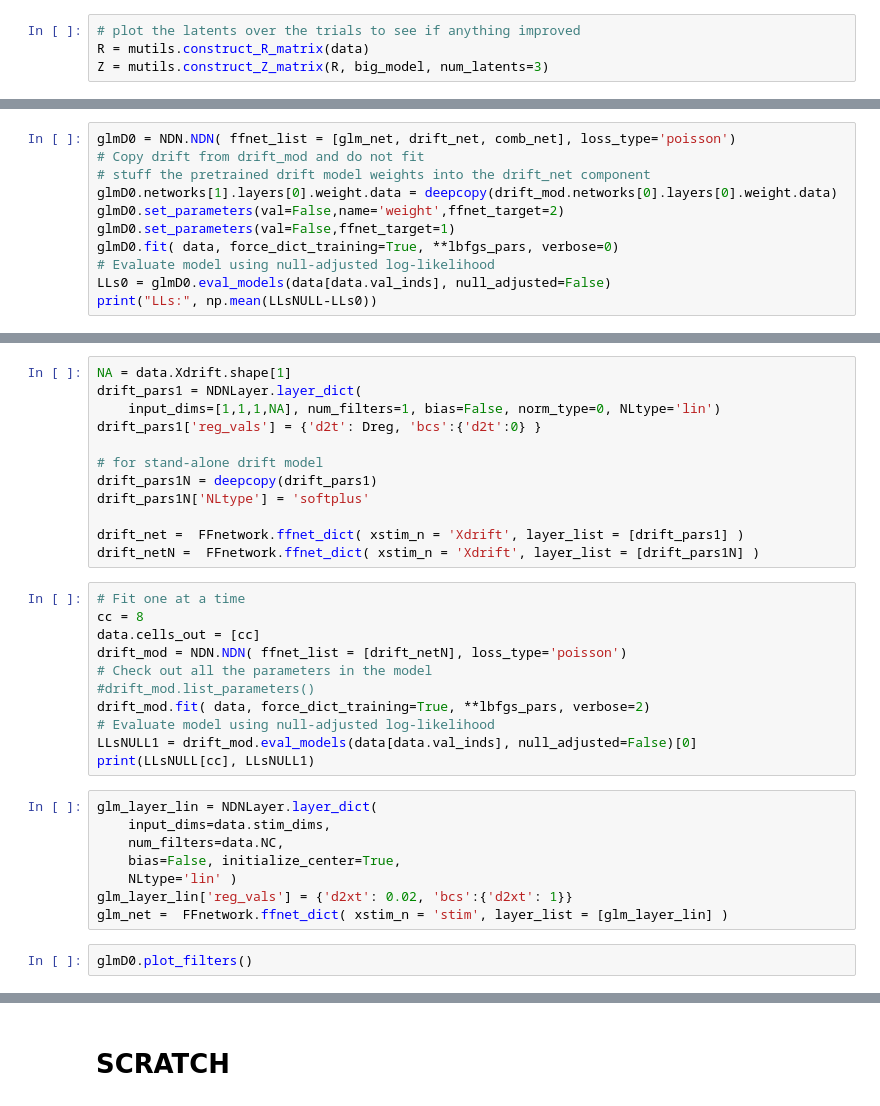
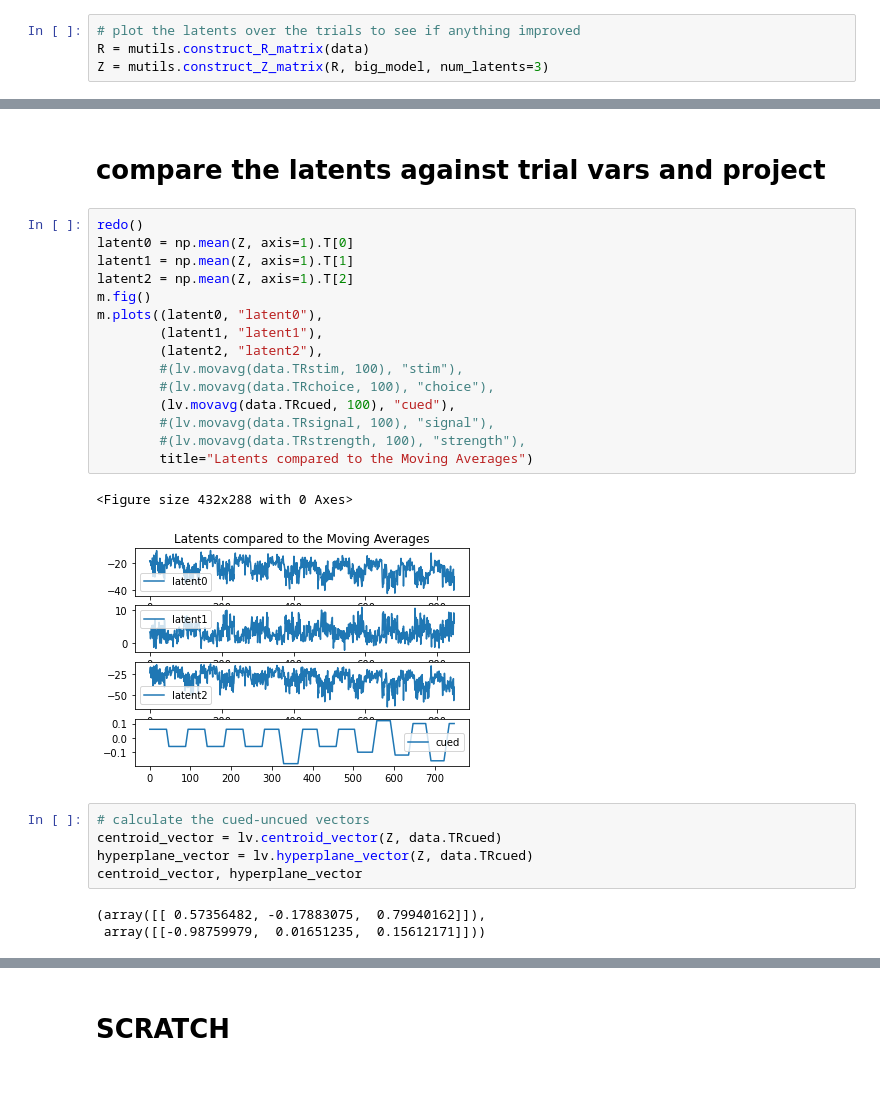
Before and after one commit to NeuroTheoryUMD/mattjac, a Jupyter notebook: lvs/drift.ipynb, the cells around one changed output, grey strips where cells are left out. Saved outputs shown, nothing was run; the diff lists cells and outputs as text.

```diff
--- a/lvs/drift.ipynb
+++ b/lvs/drift.ipynb
@@ -132,11 +109,0 @@ comb_net = FFnetwork.ffnet_dict( xstim_n = None, ffnet_n=[0,1], layer_list = [co
-# %%
-glmD0 = NDN.NDN( ffnet_list = [glm_net, drift_net, comb_net], loss_type='poisson')
-# Copy drift from drift_mod and do not fit
-# stuff the pretrained drift model weights into the drift_net component
-glmD0.networks[1].layers[0].weight.data = deepcopy(drift_mod.networks[0].layers[0].weight.data)
-glmD0.set_parameters(val=False,name='weight',ffnet_target=2)
-glmD0.set_parameters(val=False,ffnet_target=1)
-glmD0.fit( data, force_dict_training=True, **lbfgs_pars, verbose=0)
-# Evaluate model using null-adjusted log-likelihood
-LLs0 = glmD0.eval_models(data[data.val_inds], null_adjusted=False)
-print("LLs:", np.mean(LLsNULL-LLs0))
@@ -156,33 +110,28 @@ plt.show()
-# %%
-NA = data.Xdrift.shape[1]
-drift_pars1 = NDNLayer.layer_dict(
-    input_dims=[1,1,1,NA], num_filters=1, bias=False, norm_type=0, NLtype='lin')
-drift_pars1['reg_vals'] = {'d2t': Dreg, 'bcs':{'d2t':0} }
-
-# for stand-alone drift model
-drift_pars1N = deepcopy(drift_pars1)
-drift_pars1N['NLtype'] = 'softplus'
-
-drift_net =  FFnetwork.ffnet_dict( xstim_n = 'Xdrift', layer_list = [drift_pars1] )
-drift_netN =  FFnetwork.ffnet_dict( xstim_n = 'Xdrift', layer_list = [drift_pars1N] )
-# %%
-# Fit one at a time
-cc = 8
-data.cells_out = [cc]
-drift_mod = NDN.NDN( ffnet_list = [drift_netN], loss_type='poisson')
-# Check out all the parameters in the model
-#drift_mod.list_parameters()
-drift_mod.fit( data, force_dict_training=True, **lbfgs_pars, verbose=2)
-# Evaluate model using null-adjusted log-likelihood
-LLsNULL1 = drift_mod.eval_models(data[data.val_inds], null_adjusted=False)[0]
-print(LLsNULL[cc], LLsNULL1)
-# %%
-glm_layer_lin = NDNLayer.layer_dict(
-    input_dims=data.stim_dims,
-    num_filters=data.NC,
-    bias=False, initialize_center=True,
-    NLtype='lin' )
-glm_layer_lin['reg_vals'] = {'d2xt': 0.02, 'bcs':{'d2xt': 1}}
-glm_net =  FFnetwork.ffnet_dict( xstim_n = 'stim', layer_list = [glm_layer_lin] )
-# %%
-glmD0.plot_filters()
+# %% [markdown]
+# compare the latents against trial vars and project
+# %%
+redo()
+latent0 = np.mean(Z, axis=1).T[0]
+latent1 = np.mean(Z, axis=1).T[1]
+latent2 = np.mean(Z, axis=1).T[2]
+m.fig()
+m.plots((latent0, "latent0"),
+        (latent1, "latent1"),
+        (latent2, "latent2"),
+        #(lv.movavg(data.TRstim, 100), "stim"),
+        #(lv.movavg(data.TRchoice, 100), "choice"),
+        (lv.movavg(data.TRcued, 100), "cued"),
+        #(lv.movavg(data.TRsignal, 100), "signal"),
+        #(lv.movavg(data.TRstrength, 100), "strength"),
+        title="Latents compared to the Moving Averages")
+# %% [output]
+<Figure size 432x288 with 0 Axes>
+[figure, added]
+# %%
+# calculate the cued-uncued vectors
+centroid_vector = lv.centroid_vector(Z, data.TRcued)
+hyperplane_vector = lv.hyperplane_vector(Z, data.TRcued)
+centroid_vector, hyperplane_vector
+# %% [output]
+(array([[ 0.57356482, -0.17883075,  0.79940162]]),
+ array([[-0.98759979,  0.01651235,  0.15612171]]))
```
Also changed, not shown: parts of 34 cells of this notebook, 10 other files.
